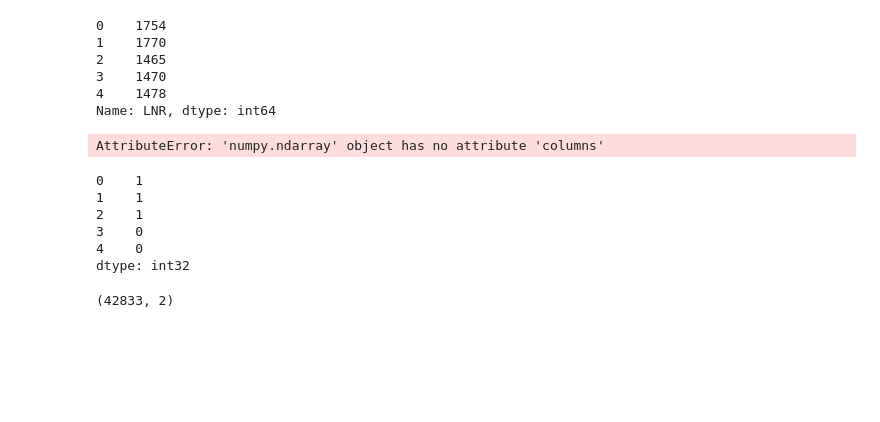
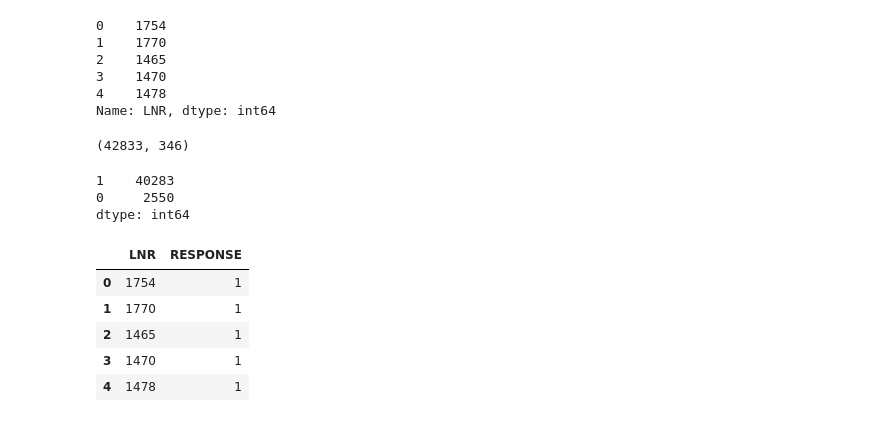
Before and after one commit to mkeisenbach/arvato, a Jupyter notebook: Supervised Learning Using Keras.ipynb, the cells around one changed output. Saved outputs shown, nothing was run; the diff lists cells and outputs as text; code cells hidden in the pictures; blank space fills up the shorter version.

```diff
--- a/Supervised Learning Using Keras.ipynb
+++ b/Supervised Learning Using Keras.ipynb
@@ -300,28 +421,32 @@ LNR.head()
 3    1470
 4    1478
 Name: LNR, dtype: int64
-# %%
-mailout_test, mailout_test_dropped = clean_data(mailout_test, feat_info, row_threshold=len(mailout_test))
-mailout_test = preprocessor.transform(mailout_test)
-#test_pred = model.predict_proba(mailout_test)
-test_pred = model.predict_proba(mailout_test)
-test_pred[0:5]
-# %% [output]
-AttributeError: 'numpy.ndarray' object has no attribute 'columns'
-# %%
-pred = test_pred.flatten()
-pred = pd.Series(np.where(pred > .5, 1, 0))
-pred.head()
-# %% [output]
-0    1
-1    1
-2    1
-3    0
-4    0
-dtype: int32
+# %%
+mailout_test_clean, mailout_test_dropped = clean_data(mailout_test, feat_info, row_threshold=len(mailout_test))
+mailout_test_clean.shape
+# %% [output]
+(42833, 346)
+# %%
+mailout_test_transformed = preprocessor.transform(mailout_test_clean)
+# %%
+#test_pred = model.predict_proba(mailout_test_transformed)
+#test_pred = model.predict(mailout_test_transformed)
+test_pred = model.predict_classes(mailout_test_transformed)
+#test_pred = grid.best_estimator_.predict(mailout_test_transformed)
+# %%
+pd.value_counts(test_pred.flatten())
+# %% [output]
+1    40283
+0     2550
+dtype: int64
 # %%
-submission = pd.DataFrame({'LNR':LNR, 'RESPONSE':pred})
-submission.shape
+submission = pd.DataFrame({'LNR':LNR, 'RESPONSE':test_pred.flatten()})
+submission.head()
 # %% [output]
-(42833, 2)
+|  | LNR | RESPONSE |
+| 0 | 1754 | 1 |
+| 1 | 1770 | 1 |
+| 2 | 1465 | 1 |
+| 3 | 1470 | 1 |
+| 4 | 1478 | 1 |
 # %%
```
Also changed, not shown: parts of 30 cells of this notebook.
